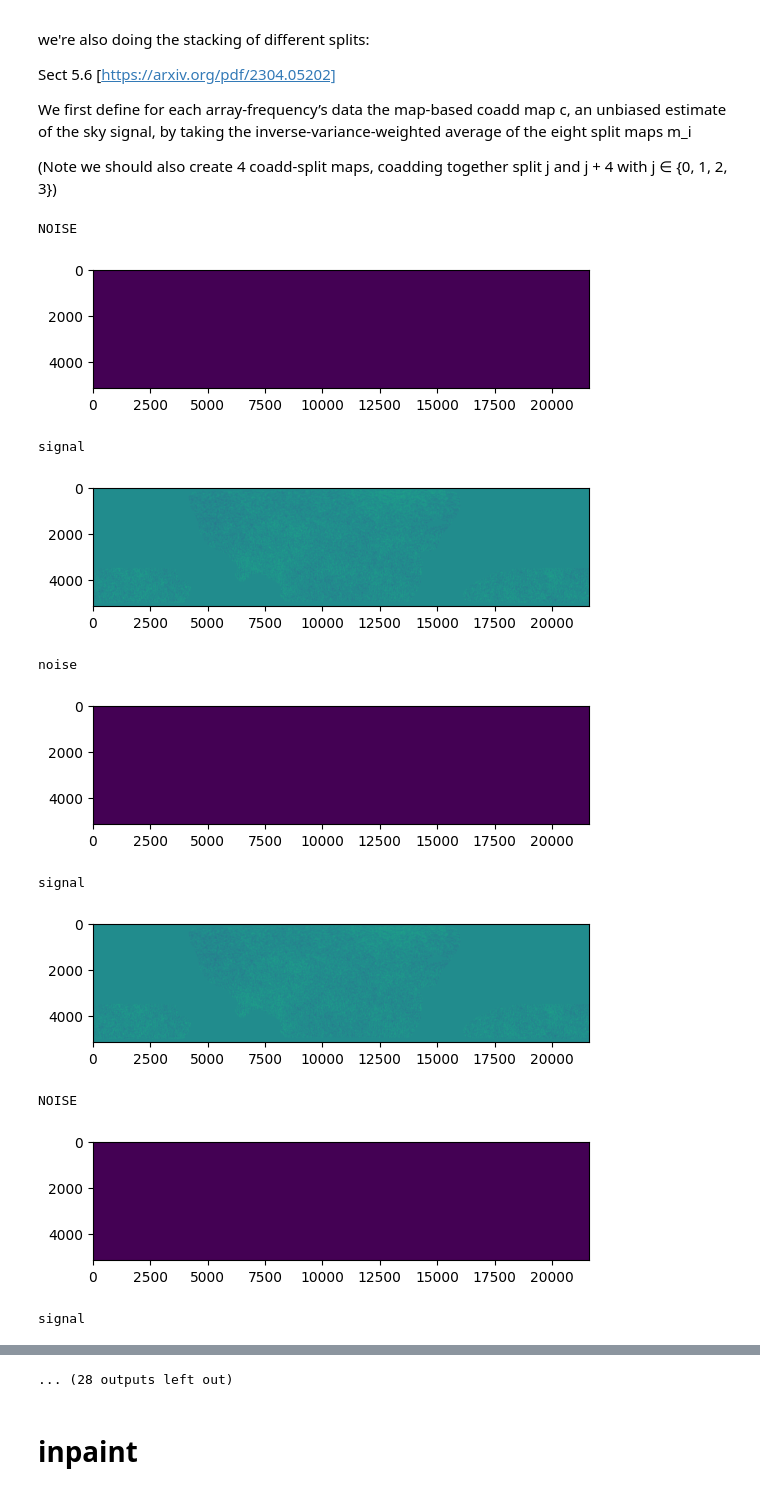
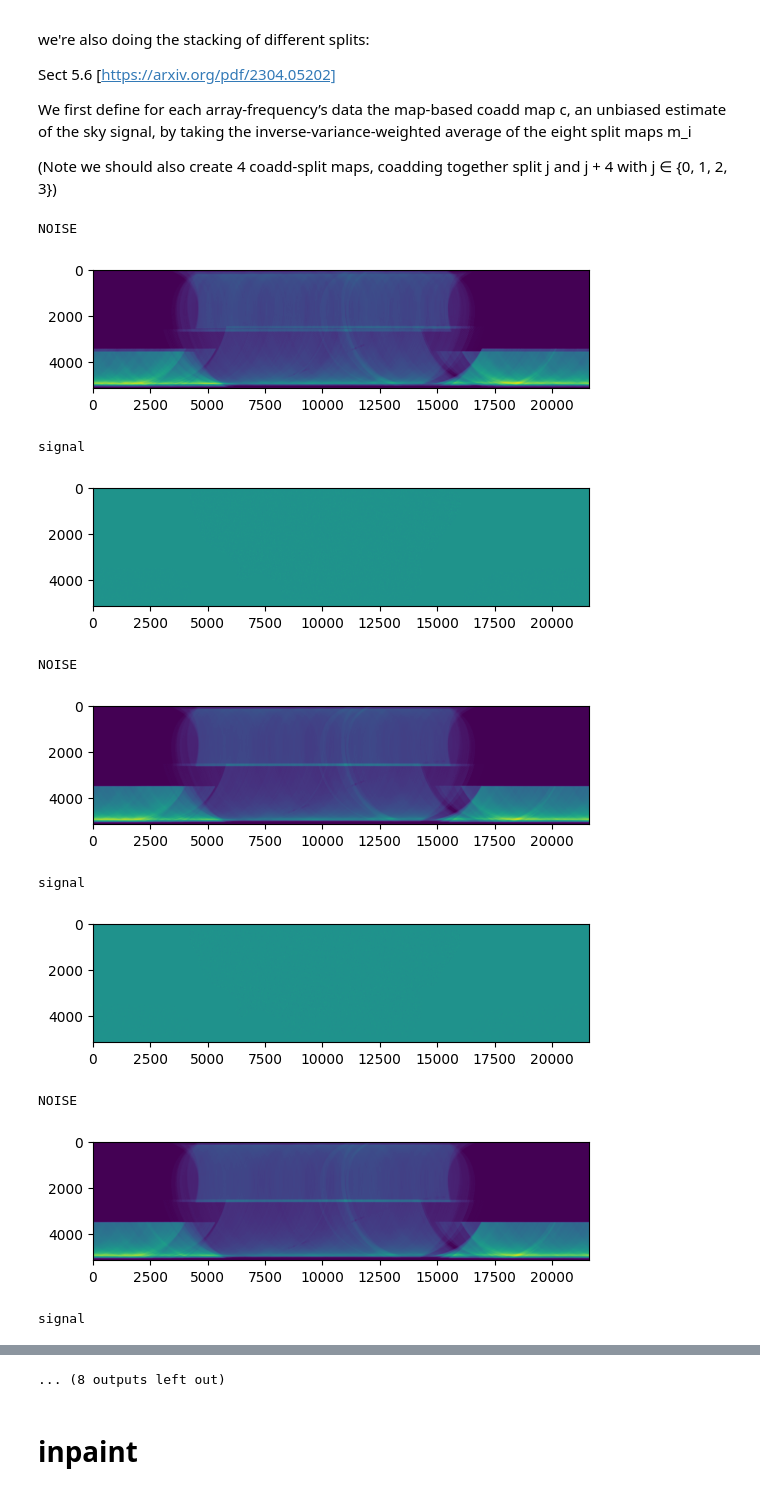
Before and after one commit to mgatti29/CMB_lensing_SBI, a Jupyter notebook: Notebooks/SBI_pipeline_CMB_lensing.ipynb, the cells around one changed output, grey strips where cells are left out. Cells and saved outputs as stored; diff of their text form; code cells hidden in the pictures.

Commit message:
multiple splits

```diff
--- a/Notebooks/SBI_pipeline_CMB_lensing.ipynb
+++ b/Notebooks/SBI_pipeline_CMB_lensing.ipynb
@@ -486,6 +546,8 @@ Computing linear Fourier spectra.
 This will automatically make 0.5' maps; it's in the mask wcs
 # %%
 # Define paths to the mask and noise simulation files
+st = timeit.default_timer()
+
 mask_path = path_files + "/mask/act_mask_fejer1_20220316_GAL070_rms_70.00_downgrade_None.fits"
 noise_path = '/noise_sims_path/noise_sims/'
 
@@ -658,0 +750,11 @@ plt.show()
+# %%
+#############################
+plt.figure(figsize=(10, 5))
+plt.imshow(np.array(totmap[0].data),vmin = -50,vmax=50)#, grid=False)
+plt.title('T map (noise + beam + mask)')
+plt.colorbar(label='Intensity')
+plt.show()
+
+
+end = timeit.default_timer()
+timing_container['add_noise'] = end - st
@@ -686,6 +790,8 @@ sky signal, by taking the inverse-variance-weighted average of the eight split m
 (Note we should also create 4 coadd-split maps, coadding  together split j and j + 4 with
 j ∈ {0, 1, 2, 3})
 # %%
+st = timeit.default_timer()
+
 calibrated = True
 
 for qid in qids:
@@ -699,7 +805,7 @@ for qid in qids:
     # NOISE MAPS --------------------
     stack = []
     for sset in np.arange(nsplits):
-        ivarfn = re.sub("_map", "_ivar", data_maps_fn_pattern) % (array, freq, sim_num,split)
+        ivarfn = re.sub("_map", "_ivar", data_maps_fn_pattern) % (array, freq, sim_num,sset)
         mul = 1. / gain_dict[array_dict[qid]] if calibrated else 1.
         omap = enmap.read_map(outdir+ivarfn) * mul
         stack.append(omap)
@@ -711,56 +817,63 @@ for qid in qids:
     plt.imshow(smap_downgraded[0,0,:,:])
     plt.show()
 
+
+
     # DATA + NOISE MAPS ------------
     stack = []
     for sset in np.arange(nsplits):
-        ivarfn = re.sub("_map", "_map_srcfree", data_maps_fn_pattern) % (array, freq, sim_num,split)
+        ivarfn = re.sub("_map", "_map_srcfree", data_maps_fn_pattern) % (array, freq, sim_num,sset)
         mul = 1. / gain_dict[array_dict[qid]] if calibrated else 1.
         omap = enmap.read_map(outdir+ivarfn) * mul
         stack.append(omap)
     smap = enmap.enmap(np.stack(stack), omap.wcs)
     smap_downgraded = enmap.downgrade(smap, 2, op = np.sum)
     enmap.write_map(outdir+'/map_downgraded_srcfree_{0}_{1}_{2}'.format(array,freq,sim_num), smap_downgraded)
 
     print ('signal')
     plt.imshow(smap_downgraded[0,0,:,:])
     plt.show()
-
+    '''
     # coadd ----------------------------------
     ivarfn = re.sub("set%s_map", "coadd_ivar", data_maps_fn_pattern) % (array, freq, sim_num)
     mul = 1. / gain_dict[array_dict[qid]] if calibrated else 1.
     omap = enmap.read_map(outdir+ivarfn) * mul
     smap_downgraded = enmap.downgrade(omap, 2, op = np.sum)
     enmap.write_map(outdir+'/map_downgraded_coadd_ivar_{0}_{1}_{2}'.format(array,freq,sim_num), smap_downgraded)
 
 
     print ('noise')
     plt.imshow(smap_downgraded[0,:,:])
     plt.show()
 
     ivarfn = re.sub("set%s_map", "coadd_map_srcfree", data_maps_fn_pattern) % (array, freq, sim_num)
     mul = 1. / gain_dict[array_dict[qid]] if calibrated else 1.
     omap = enmap.read_map(outdir+ivarfn) * mul
     smap_downgraded = enmap.downgrade(omap, 2, op = np.sum)
     enmap.write_map(outdir+'/map_downgraded_coadd_srcfree_{0}_{1}_{2}'.format(array,freq,sim_num), smap_downgraded)
 
     print ('signal')
     plt.imshow(smap_downgraded[0,:,:])
     plt.show()
+
+    '''
+
+end = timeit.default_timer()
+timing_container['downgrade'] = end - st
 # %% [output]
 NOISE
-[figure, old version]
+[figure, new version]
 signal
 [figure]
-noise
+NOISE
-[figure, old version]
+[figure, new version]
 signal
 [figure]
 NOISE
-[figure, old version]
+[figure, new version]
 signal
 [figure]
-... (28 outputs left out)
+... (8 outputs left out)
 # %% [markdown]
 # inpaint
 # %% [markdown]
```
Also changed, not shown: parts of 35 cells of this notebook.
